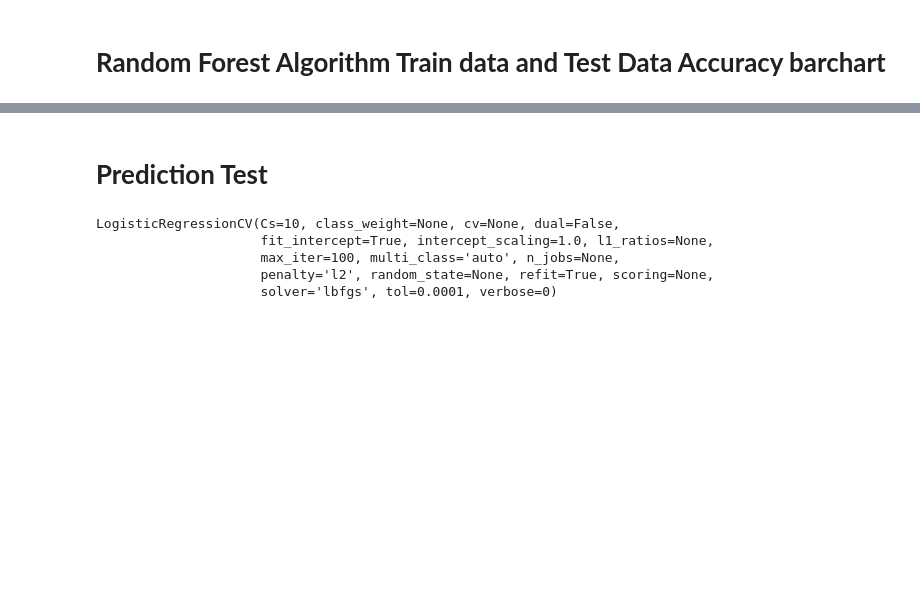
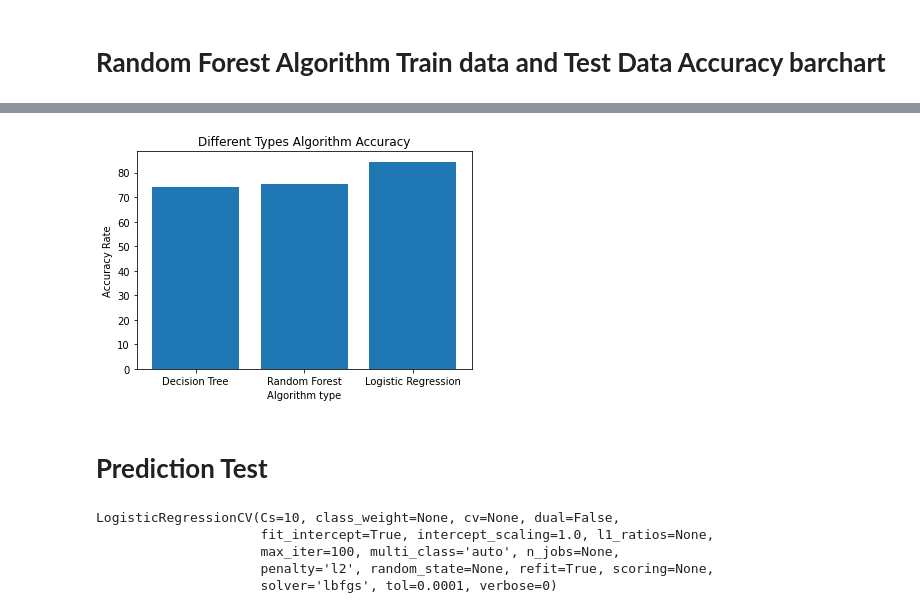
Before and after one commit to Nahidjc/Al_Lab, a Jupyter notebook: blackFungusData.ipynb, the cells around one changed output, grey strips where cells are left out. Drawn from its saved outputs; the diff is of its cells as text; code cells hidden in the pictures; blank space fills up the shorter version.

Commit message:
algorithm barchart

```diff
--- a/blackFungusData.ipynb
+++ b/blackFungusData.ipynb
@@ -324,7 +324,8 @@ print(dt.score(x_test,y_test))
 0.7407407407407407
 # %%
 from sklearn.metrics import accuracy_score
-print(accuracy_score(y_test, y_pred)*100)
+dt_test_accuracy = accuracy_score(y_test, y_pred)*100
+print(dt_test_accuracy)
 # %% [output]
 74.07407407407408
 # %%
@@ -372,7 +373,8 @@ lr_train_accuracy
 # **Test Dataset Accuracy Logistic Regression**
 # %%
 y_pred=lr.predict(x_test)
-print("Accuracy:",accuracy_score(y_pred,y_test)*100)
+lr_test_accuracy = accuracy_score(y_pred,y_test)*100;
+print("Accuracy:",lr_test_accuracy)
 # %% [output]
 Accuracy: 84.44444444444444
 # %%
@@ -438,3 +455,13 @@ plt.show()
+# %%
+Accuracy_algorithm=["Decision Tree","Random Forest","Logistic Regression"]
+Accuracy_Digit=[dt_test_accuracy,rf_test_accuracy,lr_test_accuracy]
+plt.bar(Accuracy_algorithm,Accuracy_Digit)
+plt.xlabel("Algorithm type")
+plt.ylabel("Accuracy Rate")
+plt.title("Different Types Algorithm Accuracy")
+plt.show()
+# %% [output]
+[figure, added]
 # %% [markdown]
 # **Prediction Test**
 # %%
```
Also changed, not shown: parts of 7 cells of this notebook.
